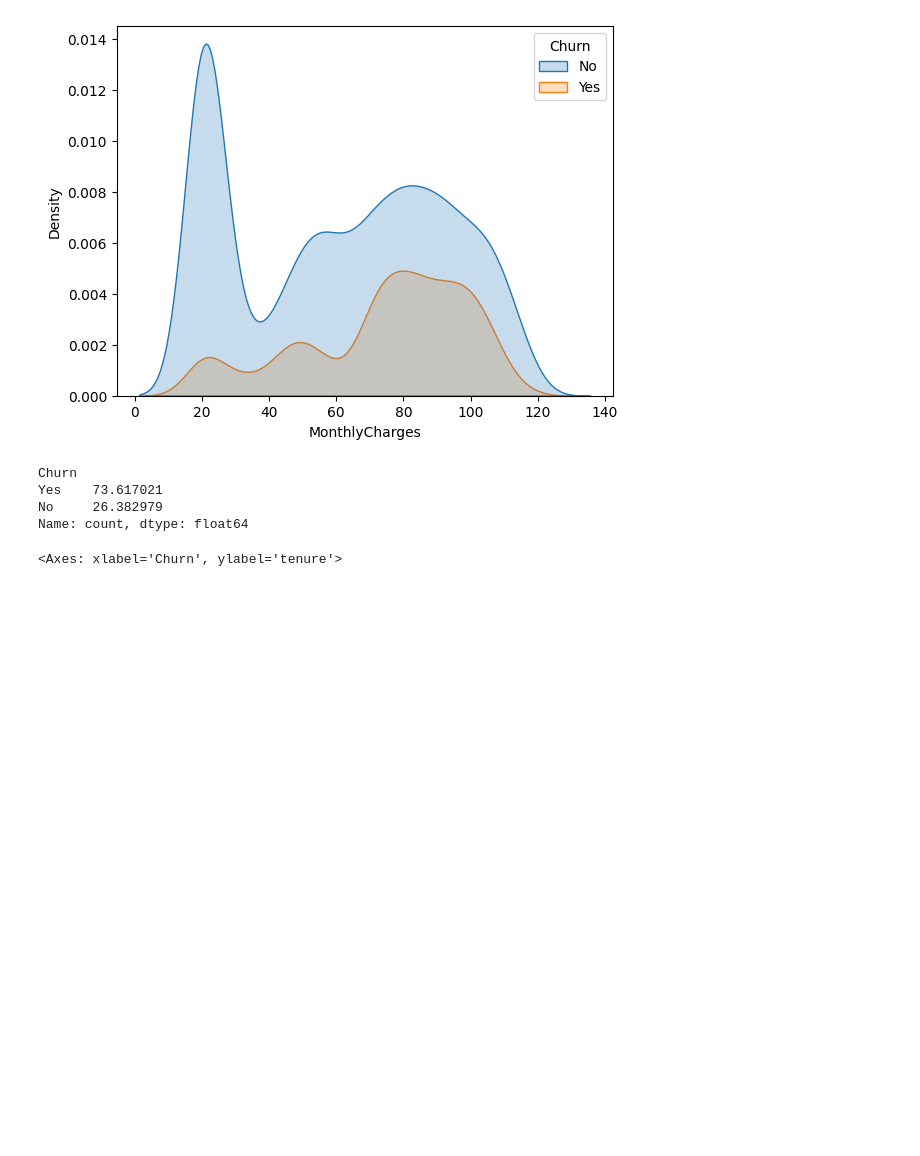
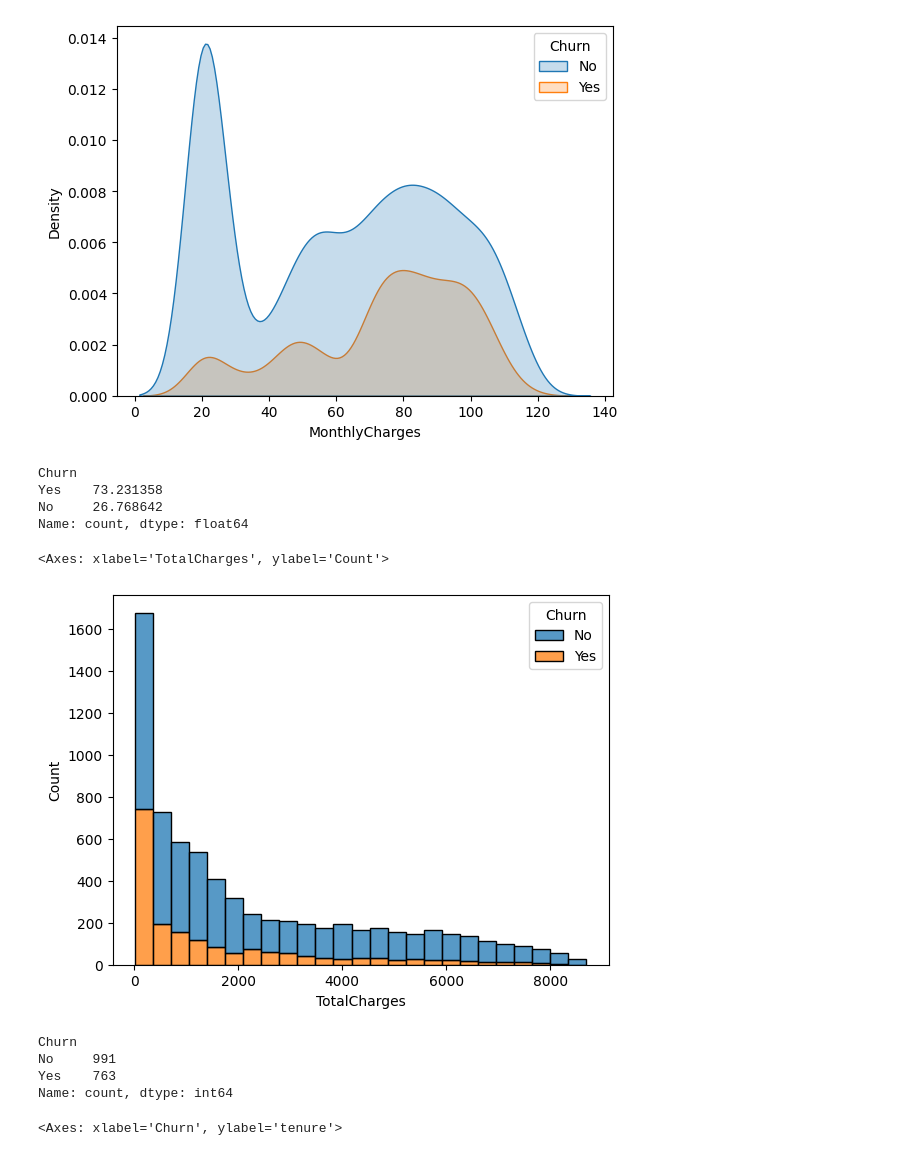
Before and after one commit to Mihavana/mlops-ci-cd-prediction_churn, a Jupyter notebook: src/eda.ipynb, the cells around one changed output. Cells and saved outputs as stored; diff of their text form; code cells hidden in the pictures; blank space fills up the shorter version.

```diff
--- a/src/eda.ipynb
+++ b/src/eda.ipynb
@@ -130,12 +130,24 @@ sns.kdeplot(data=df, x='MonthlyCharges', hue='Churn', fill=True)
 <Axes: xlabel='MonthlyCharges', ylabel='Density'>
 [figure]
 # %%
-df.loc[(df['tenure'] <= 5) & (df['MonthlyCharges'].between(80, 100)), 'Churn'].value_counts()/len(df.loc[(df['tenure'] <= 5) & (df['MonthlyCharges'].between(80, 100)), 'Churn'])*100
+df_clean.loc[(df_clean['tenure'] <= 5) & (df_clean['MonthlyCharges'].between(70, 110)), 'Churn'].value_counts()/len(df_clean.loc[(df_clean['tenure'] <= 5) & (df_clean['MonthlyCharges'].between(70, 110)), 'Churn'])*100
 # %% [output]
 Churn
-Yes    73.617021
-No     26.382979
+Yes    73.231358
+No     26.768642
 Name: count, dtype: float64
+# %%
+sns.histplot(data = df_clean, x = 'TotalCharges', hue = 'Churn', multiple = 'stack', )
+# %% [output]
+<Axes: xlabel='TotalCharges', ylabel='Count'>
+[figure, added]
+# %%
+df_clean.loc[df_clean['TotalCharges']< 400, 'Churn'].value_counts()
+# %% [output]
+Churn
+No     991
+Yes    763
+Name: count, dtype: int64
 # %%
 sns.boxplot(x='Churn', y='tenure', data=df)
 # %% [output]
```
Also changed, not shown: parts of 3 cells of this notebook.
